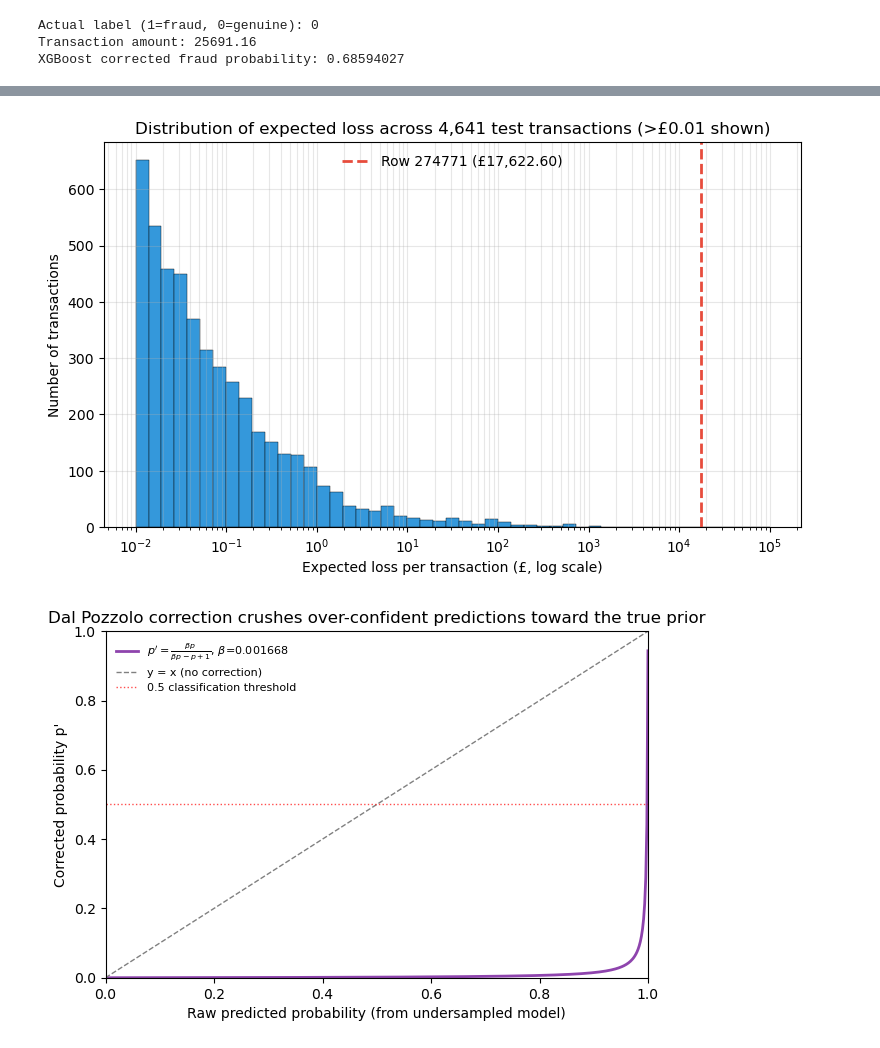
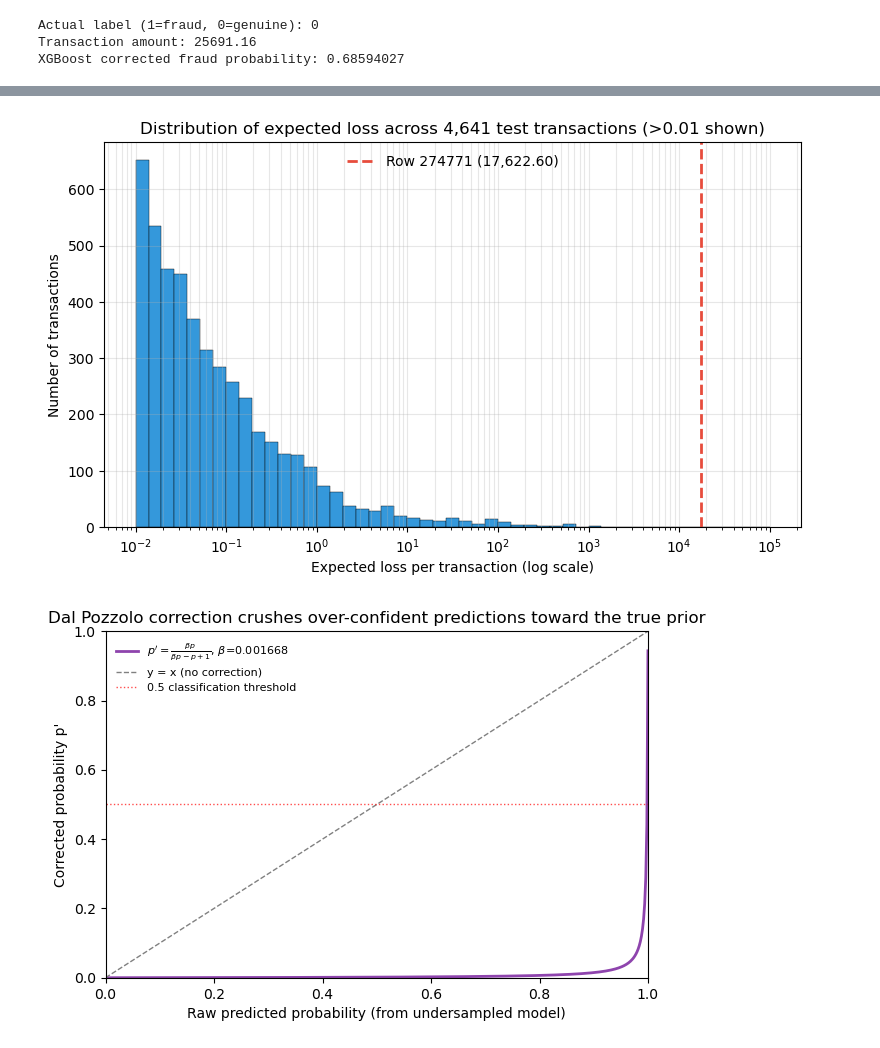
Before and after one commit to ixaminaxi/fraud-detection-ml-pipeline, a Jupyter notebook: fraud_pipeline.ipynb, the cells around one changed output, grey strips where cells are left out. Drawn from its saved outputs; the diff is of its cells as text; code cells hidden in the pictures.

```diff
--- a/fraud_pipeline.ipynb
+++ b/fraud_pipeline.ipynb
@@ -342,7 +427,10 @@ AUC: 0.9716691023245746
 from xgboost import XGBClassifier
 
 # Train ONLY on the balanced, undersampled set
-xgb = XGBClassifier(n_estimators=100, random_state=42, eval_metric='logloss')
+# enable_categorical=False added explicitly: none of our 30 features are categorical dtype,
+# so this cannot change how the model trains — it only prevents a newer XGBoost default from
+# later confusing SHAP into thinking categorical splits exist when they don't
+xgb = XGBClassifier(n_estimators=100, random_state=42, eval_metric='logloss', enable_categorical=False)
 xgb.fit(X_train_under, y_train_under)
 
 # Predict on the ORIGINAL, untouched test set — real-world imbalance intact
@@ -755,30 +874,30 @@ plt.show()
 # %%
 import matplotlib.pyplot as plt
 import numpy as np
 
-# Only plot transactions with non-negligible expected loss (>£0.01) so tiny values don't dominate the axis
+# Only plot transactions with non-negligible expected loss (>0.01) so tiny values don't dominate the axis
 significant_losses = expected_loss[expected_loss > 0.01]
 
 fig, ax = plt.subplots(figsize=(9, 5))
 
-# Log-scale x-axis: expected losses span many orders of magnitude (fractions of £ up to £17k)
+# Log-scale x-axis: expected losses span many orders of magnitude (fractions of up to 17k)
 ax.hist(significant_losses, bins=np.logspace(-2, 5, 50), color="#3498db", edgecolor="black", linewidth=0.3)
 ax.set_xscale("log")
 
 # Mark row 274771 with a red vertical line — visualise how far it sits from the mass of the distribution
 ax.axvline(expected_loss.loc[274771], color="#e74c3c", linewidth=2, linestyle="--",
-           label=f"Row 274771 (£{expected_loss.loc[274771]:,.2f})")
+           label=f"Row 274771 ({expected_loss.loc[274771]:,.2f})")
 
-ax.set_xlabel("Expected loss per transaction (£, log scale)")
+ax.set_xlabel("Expected loss per transaction (log scale)")
 ax.set_ylabel("Number of transactions")
-ax.set_title(f"Distribution of expected loss across {len(significant_losses):,} test transactions (>£0.01 shown)")
+ax.set_title(f"Distribution of expected loss across {len(significant_losses):,} test transactions (>0.01 shown)")
 ax.legend(frameon=False)
 ax.grid(alpha=0.3, which="both")
 
 plt.savefig("fig_expected_loss_dist.png", dpi=200, bbox_inches="tight")
 plt.show()
 # %% [output]
-[figure, old version]
+[figure, new version]
 # %%
 import matplotlib.pyplot as plt
 import numpy as np
```
Also changed, not shown: parts of 57 cells of this notebook.
